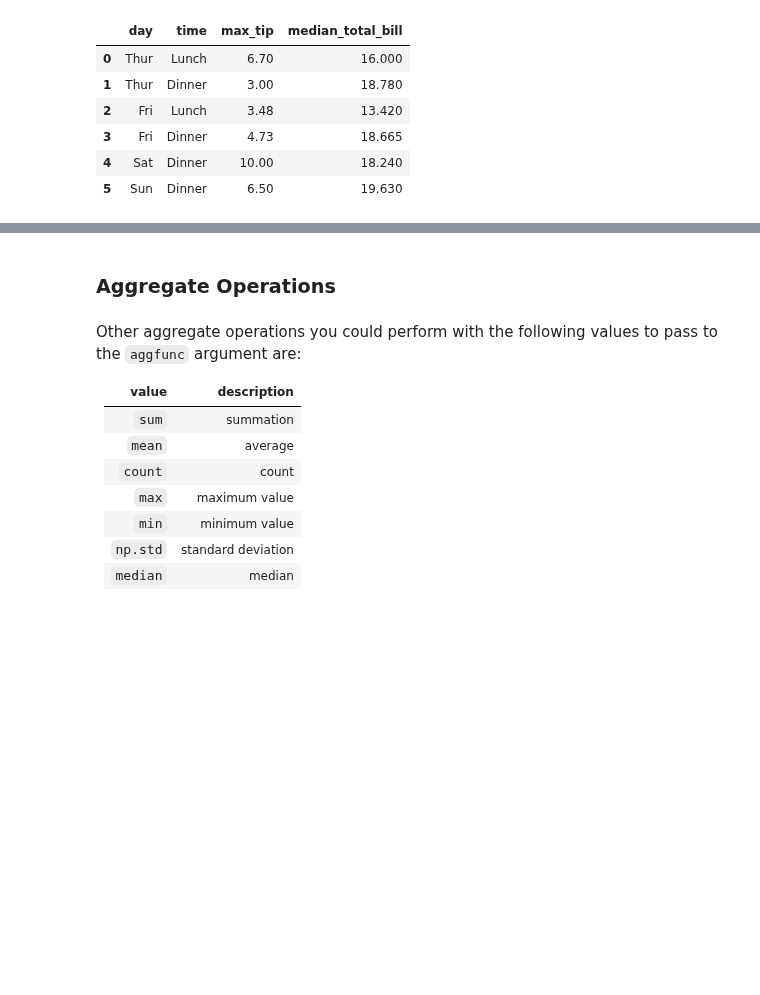
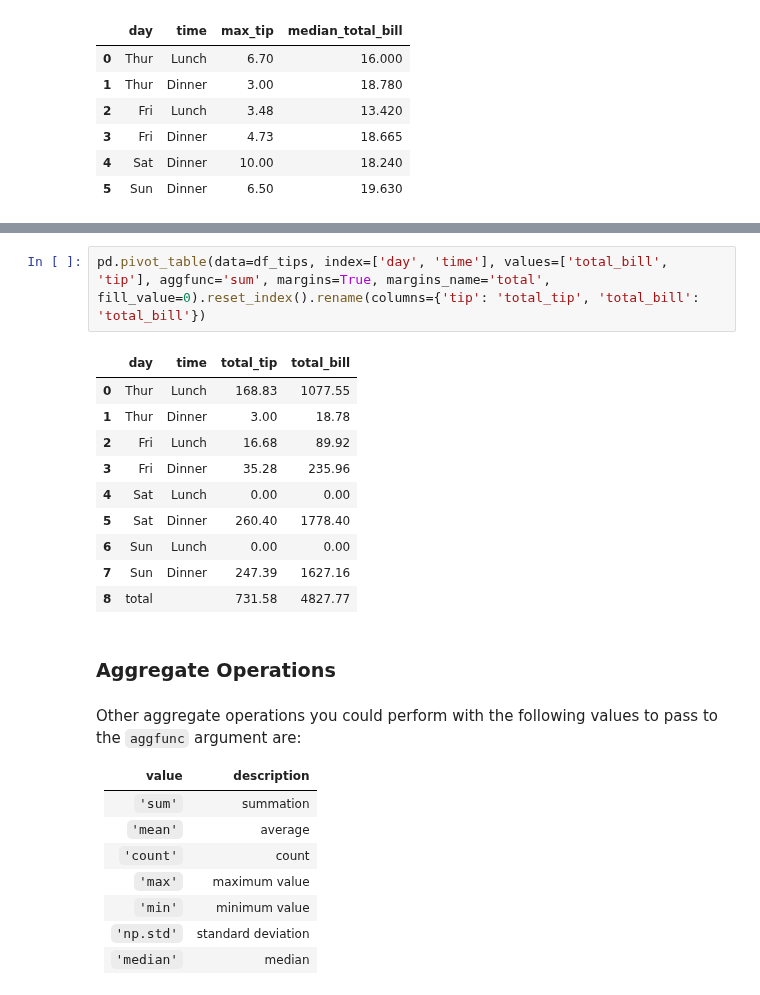
Before and after one commit to frieds/frieds.github.io, a Jupyter notebook: python/pivot_tables.ipynb, the cells around one changed output, grey strips where cells are left out. Cells and saved outputs as stored; diff of their text form; blank space fills up the shorter version.

```diff
--- a/python/pivot_tables.ipynb
+++ b/python/pivot_tables.ipynb
@@ -212,3 +254,16 @@ pd.pivot_table(data=df_tips, index=['day', 'time'], values=['total_bill', 'tip']
+# %%
+pd.pivot_table(data=df_tips, index=['day', 'time'], values=['total_bill', 'tip'], aggfunc='sum', margins=True, margins_name='total', fill_value=0).reset_index().rename(columns={'tip': 'total_tip', 'total_bill': 'total_bill'})
+# %% [output]
+|  | day | time | total_tip | total_bill |
+| 0 | Thur | Lunch | 168.83 | 1077.55 |
+| 1 | Thur | Dinner | 3.00 | 18.78 |
+| 2 | Fri | Lunch | 16.68 | 89.92 |
+| 3 | Fri | Dinner | 35.28 | 235.96 |
+| 4 | Sat | Lunch | 0.00 | 0.00 |
+| 5 | Sat | Dinner | 260.40 | 1778.40 |
+| 6 | Sun | Lunch | 0.00 | 0.00 |
+| 7 | Sun | Dinner | 247.39 | 1627.16 |
+| 8 | total |  | 731.58 | 4827.77 |
 # %% [markdown]
 ### Aggregate Operations
 # %% [markdown]
@@ -216,10 +271,10 @@ Other aggregate operations you could perform with the following values to pass t
 
 value | description
 --- | ---
-`sum` | summation
-`mean` | average
-`count` | count
-`max` | maximum value
-`min` | minimum value
-`np.std` | standard deviation
-`median` | median
+`'sum'` | summation
+`'mean'` | average
+`'count'` | count
+`'max'` | maximum value
+`'min'` | minimum value
+`'np.std'` | standard deviation
+`'median'` | median
```
Also changed, not shown: parts of 15 cells of this notebook, 7 other files.
